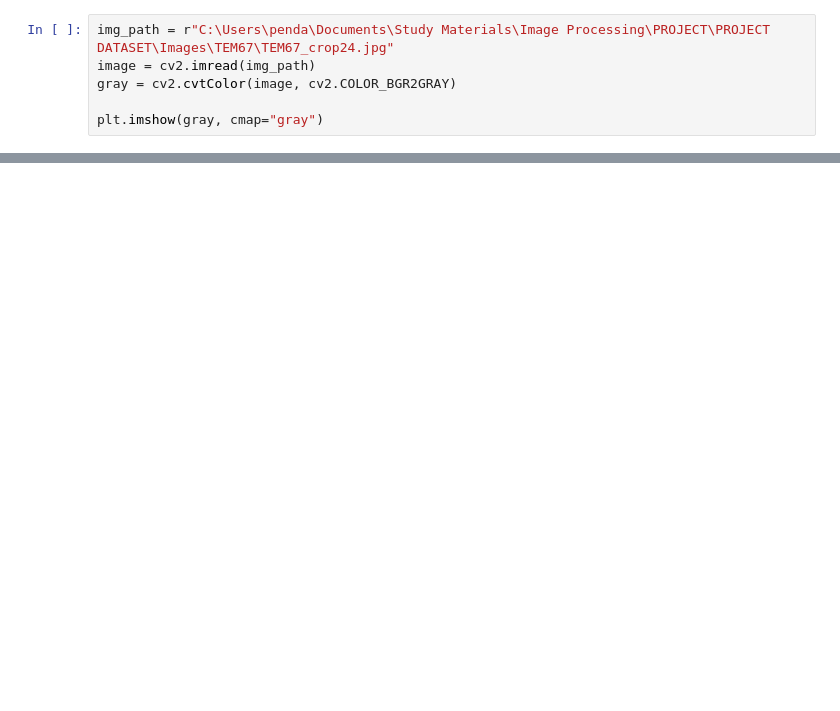
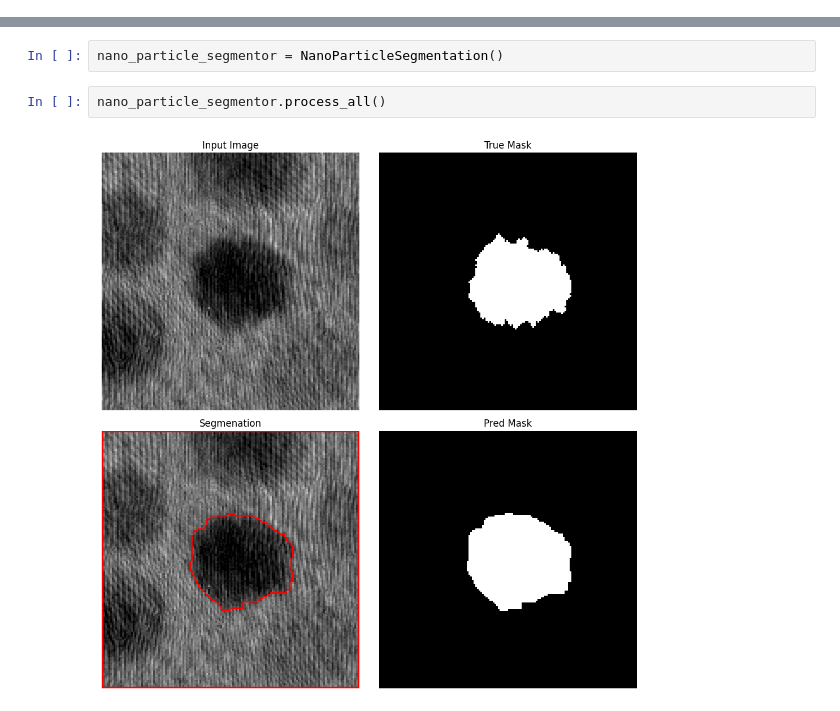
Before and after one commit to AhmedAnwari99/Nanoparticle-Segmentation, a Jupyter notebook: Nanoparticle_Segmentation.ipynb, the cells around one changed output, grey strips where cells are left out. Drawn from its saved outputs; the diff is of its cells as text; blank space fills up the shorter version.

```diff
--- a/Nanoparticle_Segmentation.ipynb
+++ b/Nanoparticle_Segmentation.ipynb
@@ -4,7 +6 @@ import numpy as np
 import matplotlib.pyplot as plt
-# %%
-img_path = r"C:\Users\penda\Documents\Study Materials\Image Processing\PROJECT\PROJECT DATASET\Images\TEM67\TEM67_crop24.jpg"
-image = cv2.imread(img_path)
-gray = cv2.cvtColor(image, cv2.COLOR_BGR2GRAY)
-
-plt.imshow(gray, cmap="gray")
@@ -84,0 +146,6 @@ plt.show()
+# %%
+nano_particle_segmentor = NanoParticleSegmentation()
+# %%
+nano_particle_segmentor.process_all()
+# %% [output]
+[figure, added]
```
Also changed, not shown: parts of 4 cells of this notebook, 4 other files.
